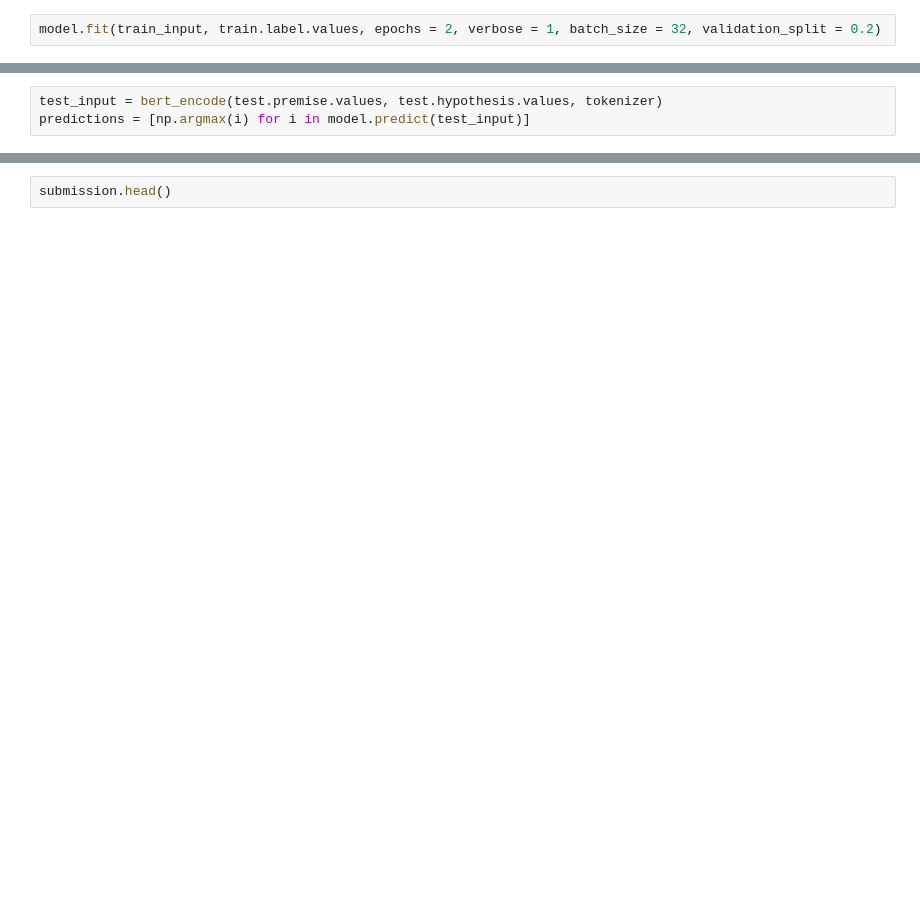
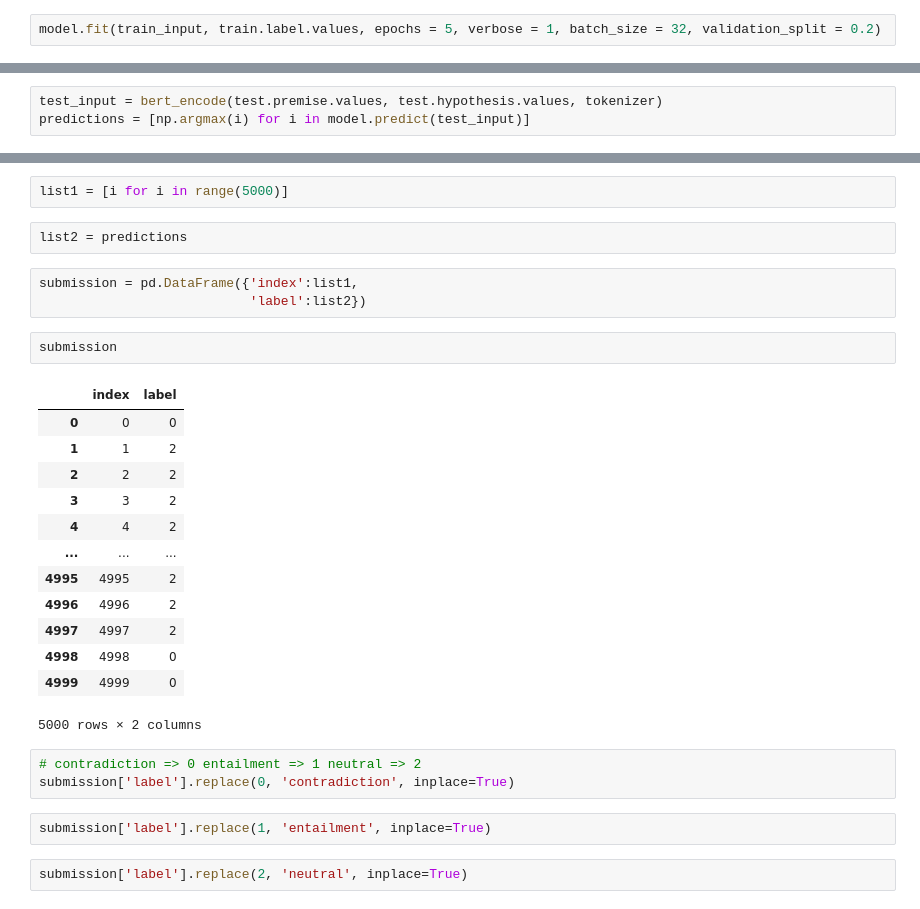
Before and after one commit to Seokii/HOSEO-AI-Competition-2022, a Jupyter notebook: ai_competition.ipynb, the cells around one changed output, grey strips where cells are left out. Saved outputs shown, nothing was run; the diff lists cells and outputs as text; blank space fills up the shorter version.

Commit message:
Complete BERT Modeling & Prediction 220609

```diff
--- a/ai_competition.ipynb
+++ b/ai_competition.ipynb
@@ -137,2 +238,2 @@ model.summary()
 # %%
-model.fit(train_input, train.label.values, epochs = 2, verbose = 1, batch_size = 32, validation_split = 0.2)
+model.fit(train_input, train.label.values, epochs = 5, verbose = 1, batch_size = 32, validation_split = 0.2)
@@ -145,2 +273,30 @@ submission['prediction'] = predictions
-# %%
-submission.head()
+# %%
+list1 = [i for i in range(5000)]
+# %%
+list2 = predictions
+# %%
+submission = pd.DataFrame({'index':list1,
+                           'label':list2})
+# %%
+submission
+# %% [output]
+|  | index | label |
+| 0 | 0 | 0 |
+| 1 | 1 | 2 |
+| 2 | 2 | 2 |
+| 3 | 3 | 2 |
+| 4 | 4 | 2 |
+| ... | ... | ... |
+| 4995 | 4995 | 2 |
+| 4996 | 4996 | 2 |
+| 4997 | 4997 | 2 |
+| 4998 | 4998 | 0 |
+| 4999 | 4999 | 0 |
+5000 rows × 2 columns
+# %%
+# contradiction => 0 entailment => 1 neutral => 2
+submission['label'].replace(0, 'contradiction', inplace=True)
+# %%
+submission['label'].replace(1, 'entailment', inplace=True)
+# %%
+submission['label'].replace(2, 'neutral', inplace=True)
```
Also changed, not shown: parts of 22 cells of this notebook, 1 other file.
